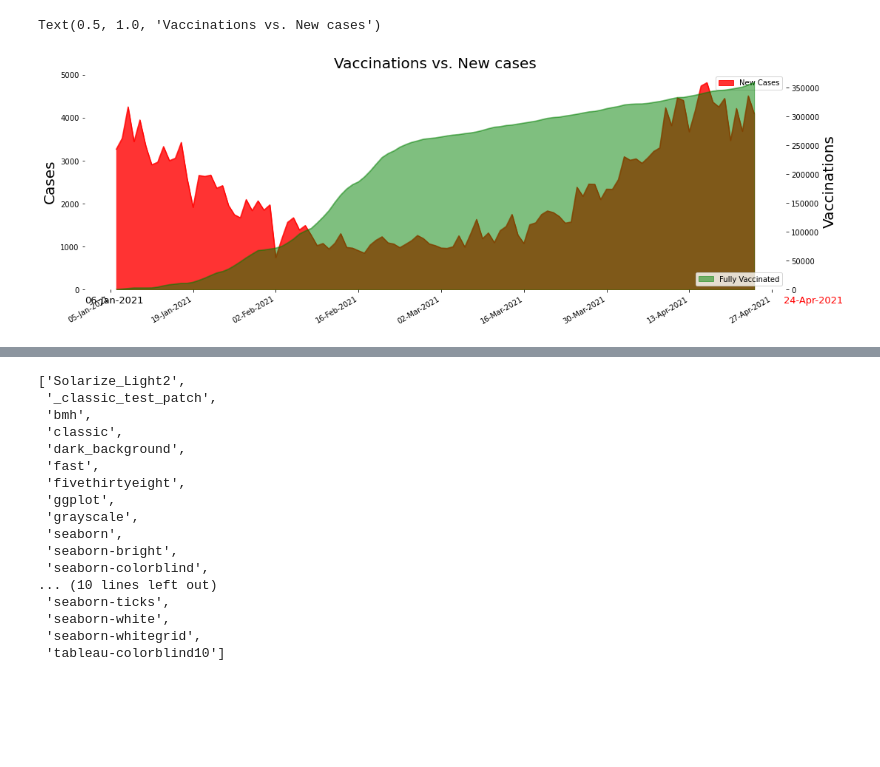
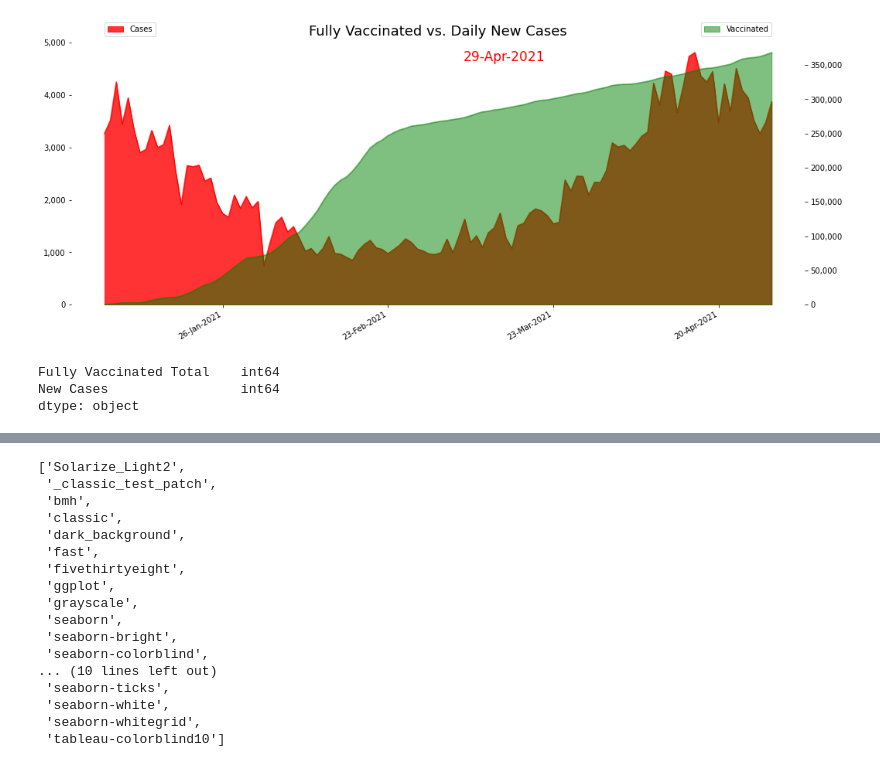
Before and after one commit to vipervit/covid_ont, a Jupyter notebook: jup/vaccases.ipynb, the cells around one changed output, grey strips where cells are left out. Cells and saved outputs as stored; diff of their text form; code cells hidden in the pictures; blank space fills up the shorter version.

```diff
--- a/jup/vaccases.ipynb
+++ b/jup/vaccases.ipynb
@@ -20,38 +32,46 @@ df_vac=df_vac_src[['report_date', 'total_individuals_fully_vaccinated']]
 df_vac.columns=['Date', 'Fully Vaccinated Total']
 # %%
 df_plot=pd.merge(df_vac, df_cases, on='Date')
-df_plot['Fully Vaccinated Total']=df_plot['Fully Vaccinated Total'].str.replace(',', '')
+# df_plot['Fully Vaccinated Total']=df_plot['Fully Vaccinated Total'].str.replace('.', '')
 df_plot.fillna(0, inplace=True)
 df_plot['Fully Vaccinated Total']=df_plot['Fully Vaccinated Total'].astype(int)
 df_plot.drop(df_plot[df_plot['Fully Vaccinated Total']==0].index, inplace=True)
 df_plot['Date']=pd.to_datetime(df_plot['Date'])
 df_plot.set_index('Date', inplace=True)
 # %%
-from matplotlib.dates import DateFormatter
-import matplotlib.dates as mdates
-fig, ax1 = plt.subplots(1, 1, figsize=(17,6))
-plt.style.use(['fast'])
-ax2=ax1.twinx()
-df_plot.plot(ax=ax1, kind='area', alpha=0.8, y='New Cases', color='red', label='New Cases')
-df_plot.plot(ax=ax2, kind='area', alpha=0.5, y='Fully Vaccinated Total', color='green', label='Fully Vaccinated')
-ax1.set_xlabel('')
-ax1.set_ylabel('Cases', fontsize=20)
-ax2.set_ylabel('Vaccinations', fontsize=20)
-ax1.legend(loc=0)
-ax2.legend(loc=4)
-ax1.spines['left'].set_visible(False)
-ax2.spines['left'].set_visible(False)
-ax1.spines['top'].set_visible(False)
-ax2.spines['top'].set_visible(False)
-ax1.spines['bottom'].set_visible(False)
-ax2.spines['bottom'].set_visible(False)
-ax1.spines['right'].set_visible(False)
-ax2.spines['right'].set_visible(False)
-ax1.xaxis.set_major_locator(mdates.WeekdayLocator(interval=2))
-ax1.xaxis.set_major_formatter(DateFormatter("%d-%b-%Y"))
-ax1.annotate(str(df_plot.index.min().strftime('%d-%b-%Y')), xy=(0, -18), xycoords='axes points', color='black', fontsize=13)
-ax1.annotate(str(df_plot.index.max().strftime('%d-%b-%Y')), xy=(945, -18), xycoords='axes points', color='red', fontsize=13)
-plt.title('Vaccinations vs. New cases', fontsize=20)
+def make_plot(df_plot):
+    f_plot='vaccases-1700x600.png'
+    last_updated=str(df_plot.index.max().strftime('%d-%b-%Y'))
+    fig, ax1 = plt.subplots(1, 1, figsize=(17,7))
+    plt.style.use('fast')
+    ax2=ax1.twinx()
+    df_plot.plot(ax=ax1, kind='area', alpha=0.8, y='New Cases', color='red', label='Cases')
+    df_plot.plot(ax=ax2, kind='area', alpha=0.5, y='Fully Vaccinated Total', color='green', label='Vaccinated')
+    ax1.set_xlabel('')
+    ax1.legend(loc=0, bbox_to_anchor=(0.12, 1.08))
+    ax2.legend(loc=1, bbox_to_anchor=(0.96, 1.08))
+    ax1.spines['left'].set_visible(False)
+    ax2.spines['left'].set_visible(False)
+    ax1.spines['top'].set_visible(False)
+    ax2.spines['top'].set_visible(False)
+    ax1.spines['bottom'].set_visible(False)
+    ax2.spines['bottom'].set_visible(False)
+    ax1.spines['right'].set_visible(False)
+    ax2.spines['right'].set_visible(False)
+    ax1.xaxis.set_major_locator(mdates.WeekdayLocator(interval=4))
+    ax1.xaxis.set_major_formatter(DateFormatter("%d-%b-%Y"))
+    ax1.get_yaxis().set_major_formatter(ticker.FuncFormatter(lambda x, p: format(int(x), ',')))
+    ax2.get_yaxis().set_major_formatter(ticker.FuncFormatter(lambda x, p: format(int(x), ',')))
+    plt.title('Fully Vaccinated vs. Daily New Cases', fontsize=18)
+    plt.annotate(last_updated, xy=(550, 370), xycoords='figure points', color='red', fontsize=17) # last updated
+    fig.savefig(DIR_IMAGES + f_plot, facecolor='oldlace')
-# %% [output]
-Text(0.5, 1.0, 'Vaccinations vs. New cases')
-[figure, removed]
+# %%
+make_plot(df_plot)
+# %% [output]
+[figure, added]
+# %%
+df_plot.dtypes
+# %% [output]
+Fully Vaccinated Total    int64
+New Cases                 int64
+dtype: object
```
Also changed, not shown: parts of 8 cells of this notebook, 10 other files.
